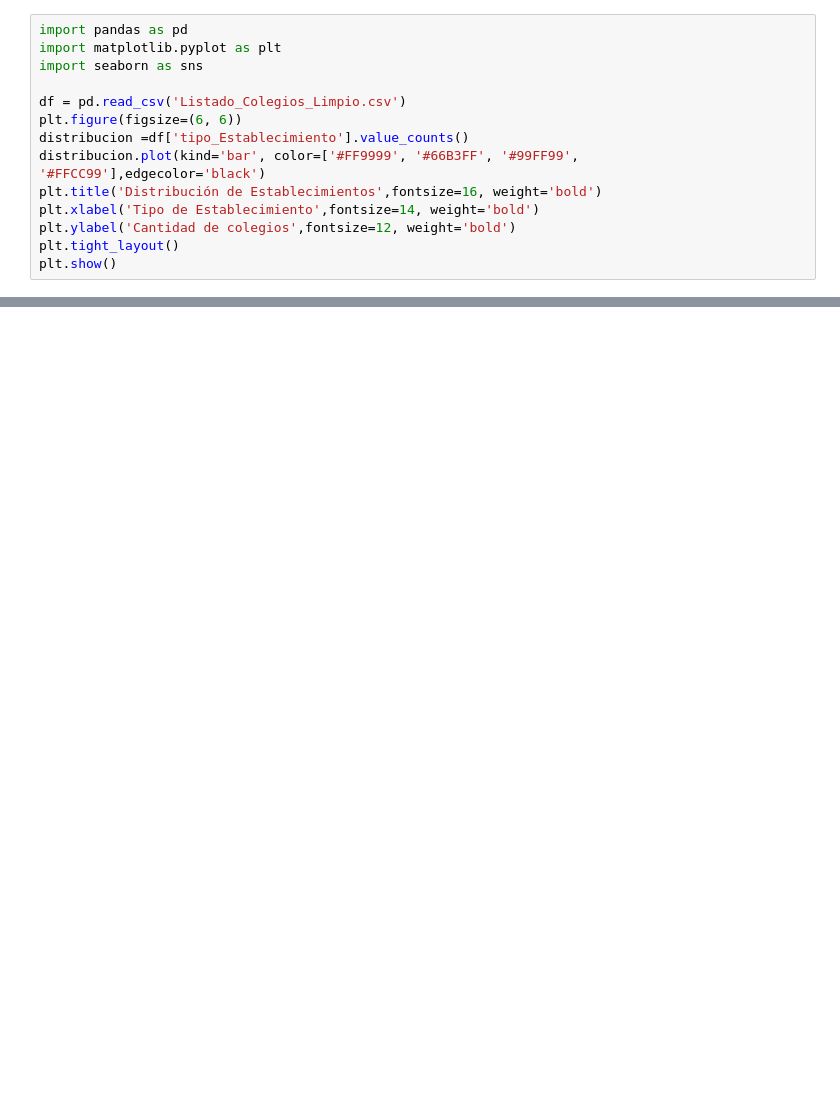
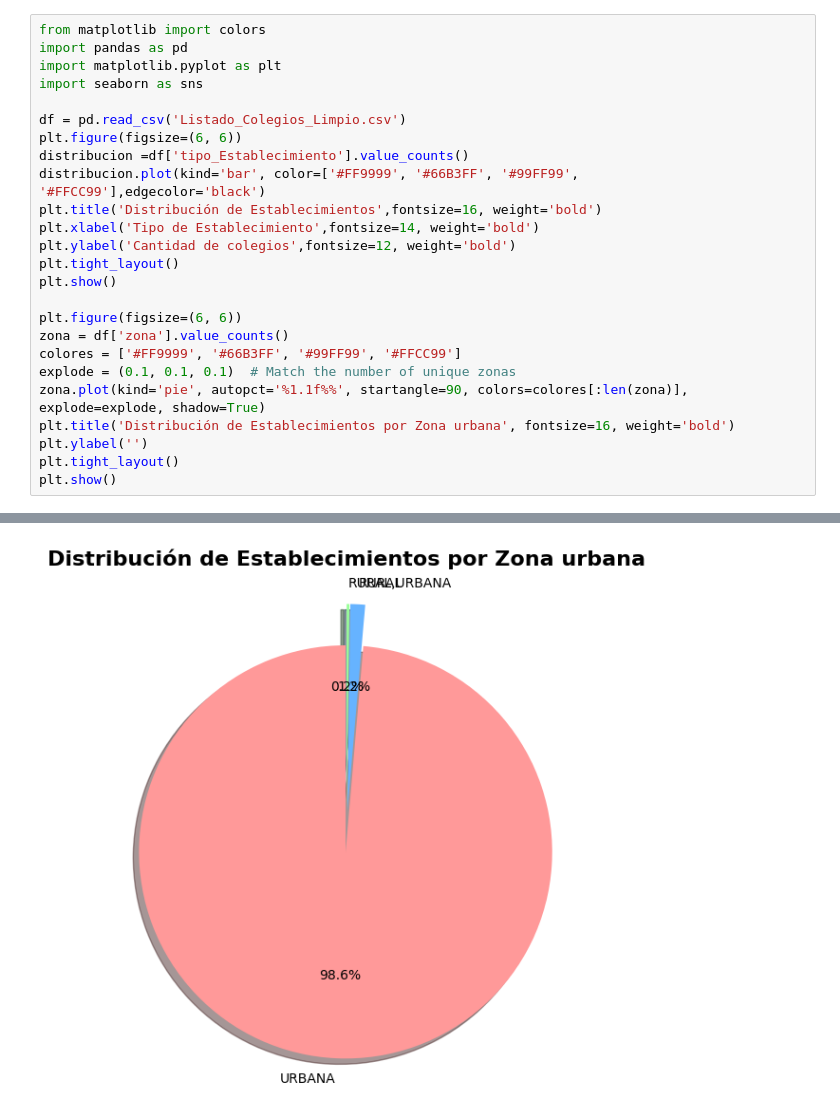
Before and after one commit to joimar755/js, a Jupyter notebook: python/operaciones/reto4/reto6.ipynb, the cells around one changed output, grey strips where cells are left out. Drawn from its saved outputs; the diff is of its cells as text; blank space fills up the shorter version.

```diff
--- a/python/operaciones/reto4/reto6.ipynb
+++ b/python/operaciones/reto4/reto6.ipynb
@@ -1,16 +1,28 @@
 # %%
+from matplotlib import colors
 import pandas as pd
 import matplotlib.pyplot as plt
 import seaborn as sns
 
 df = pd.read_csv('Listado_Colegios_Limpio.csv')
 plt.figure(figsize=(6, 6))
 distribucion =df['tipo_Establecimiento'].value_counts()
 distribucion.plot(kind='bar', color=['#FF9999', '#66B3FF', '#99FF99', '#FFCC99'],edgecolor='black')
 plt.title('Distribución de Establecimientos',fontsize=16, weight='bold')
 plt.xlabel('Tipo de Establecimiento',fontsize=14, weight='bold')
 plt.ylabel('Cantidad de colegios',fontsize=12, weight='bold')
 plt.tight_layout()
 plt.show()
+
+plt.figure(figsize=(6, 6))
+zona = df['zona'].value_counts()
+colores = ['#FF9999', '#66B3FF', '#99FF99', '#FFCC99']
+explode = (0.1, 0.1, 0.1)  # Match the number of unique zonas
+zona.plot(kind='pie', autopct='%1.1f%%', startangle=90, colors=colores[:len(zona)], explode=explode, shadow=True)
+plt.title('Distribución de Establecimientos por Zona urbana', fontsize=16, weight='bold')
+plt.ylabel('')
+plt.tight_layout()
+plt.show()
 # %% [output]
 [figure]
+[figure, added]
```
